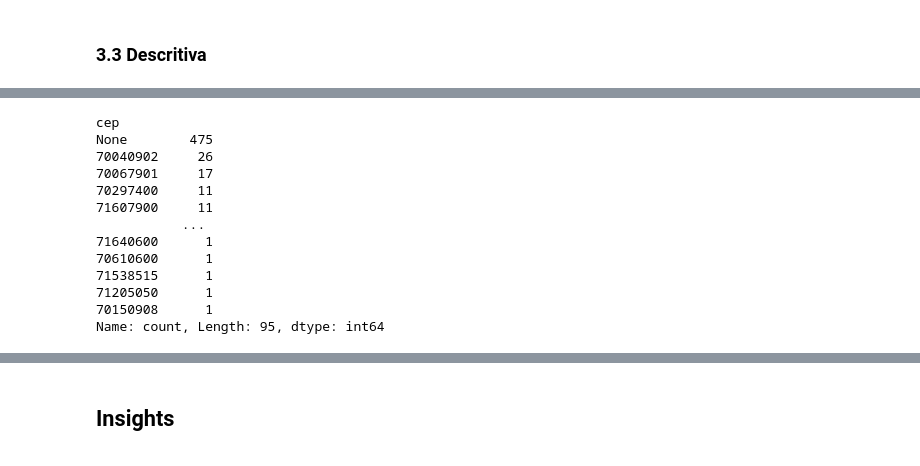
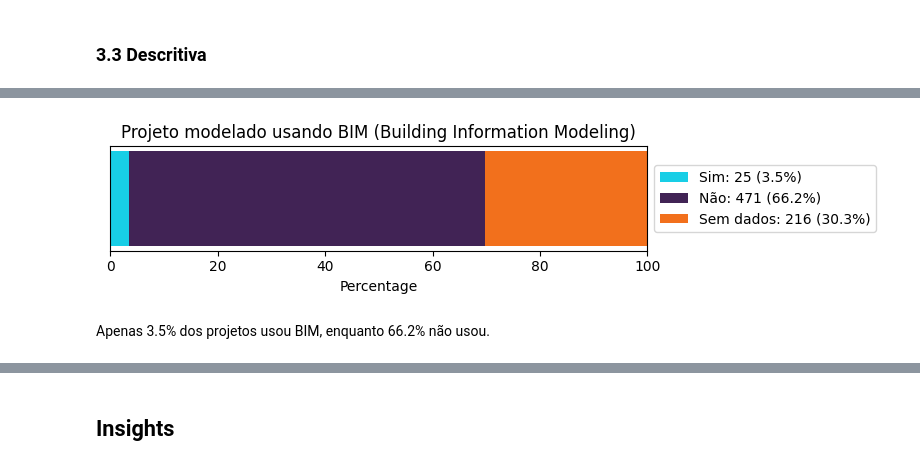
Before and after one commit to noah-art3mis/takehome-lablivre-analysis, a Jupyter notebook: takehome.ipynb, the cells around one changed output, grey strips where cells are left out. Drawn from its saved outputs; the diff is of its cells as text; code cells hidden in the pictures.

Commit message:
add categorical plots

```diff
--- a/takehome.ipynb
+++ b/takehome.ipynb
@@ -492,18 +486,38 @@ Name: count, Length: 239, dtype: int64
-# %%
-df["cep"].value_counts(dropna=False)
-
-# todo consertar ceps
-# %% [output]
-cep
-None        475
-70040902     26
-70067901     17
-70297400     11
-71607900     11
-           ...
-71640600      1
-70610600      1
-71538515      1
-71205050      1
-70150908      1
-Name: count, Length: 95, dtype: int64
+# %%
+palette_bool = ["#18CEE6", "#412355", "#F2701C"]
+# Convert and reorder
+bim_map = {True: "Sim", False: "Não"}
+bim_counts = (
+    df["isModeladaPorBim"].map(bim_map).fillna("Sem dados").value_counts(dropna=False)
+)
+
+# Specify custom order
+desired_order = ["Sim", "Não", "Sem dados"]
+bim_counts = bim_counts.reindex(desired_order)
+percentages = bim_counts / bim_counts.sum() * 100
+
+# Create stacked bar
+fig, ax = plt.subplots(figsize=(8, 2))
+left = 0
+colors = [palette_bool[i] for i in range(len(bim_counts))]
+for i, (label, pct) in enumerate(zip(bim_counts.index, percentages)):
+    ax.barh(
+        0,
+        pct,
+        left=left,
+        color=colors[i],
+        label=f"{label}: {bim_counts.iloc[i]} ({pct:.1f}%)",
+    )
+    left += pct
+
+ax.set_xlim(0, 100)
+ax.set_yticks([])
+ax.set_xlabel("Percentage")
+ax.set_title("Projeto modelado usando BIM (Building Information Modeling)")
+ax.legend(loc="center left", bbox_to_anchor=(1, 0.5))
+plt.tight_layout()
+plt.show()
+# %% [output]
+[figure, added]
+# %% [markdown]
+Apenas 3.5% dos projetos usou BIM, enquanto 66.2% não usou.
```
Also changed, not shown: parts of 19 cells of this notebook, 1 other file.
